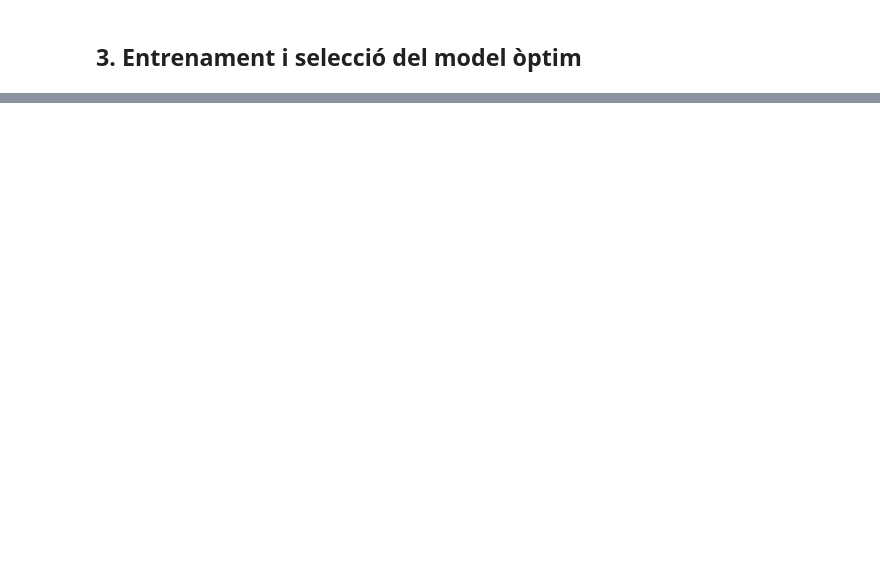
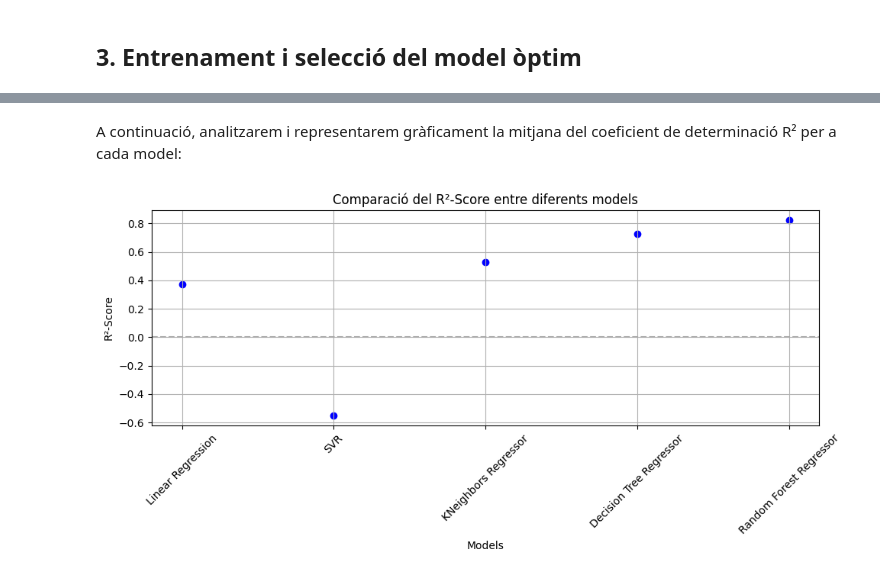
Before and after one commit to NIU1672001/Google-Play-Store-Apps, a Jupyter notebook: Google Play Store Apps.ipynb, the cells around one changed output, grey strips where cells are left out. Saved outputs shown, nothing was run; the diff lists cells and outputs as text; code cells hidden in the pictures; blank space fills up the shorter version.

Commit message:
Entrenament i selecció del millor model

```diff
--- a/Google Play Store Apps.ipynb
+++ b/Google Play Store Apps.ipynb
@@ -837,0 +854,3 @@ Com podem veure, ha hagut una millora important, dels 161 atributs que teniem el
+# %%
+X = train_data.drop('Installs', axis=1)
+y = train_data['Installs']
@@ -837,0 +918,19 @@ Com podem veure, ha hagut una millora important, dels 161 atributs que teniem el
+# %% [markdown]
+A continuació, analitzarem i representarem gràficament la mitjana del coeficient de determinació R² per a cada model:
+# %%
+models = ['Linear Regression', 'SVR', 'KNeighbors Regressor', 'Decision Tree Regressor', 'Random Forest Regressor']
+r2_means = [lr_scores.mean(), svr_scores.mean(), knr_scores.mean(), dtr_scores.mean(), rfr_scores.mean()]
+
+plt.figure(figsize=(10, 5))
+plt.scatter(models, r2_means, color='blue')
+plt.axhline(0, color='darkgray', linestyle='--', linewidth=1.5)
+
+plt.xlabel('Models')
+plt.ylabel('R²-Score')
+plt.title('Comparació del R²-Score entre diferents models')
+plt.grid(True)
+plt.xticks(rotation=45)
+plt.tight_layout()
+plt.show()
+# %% [output]
+[figure, added]
```
Also changed, not shown: parts of 14 cells of this notebook.
